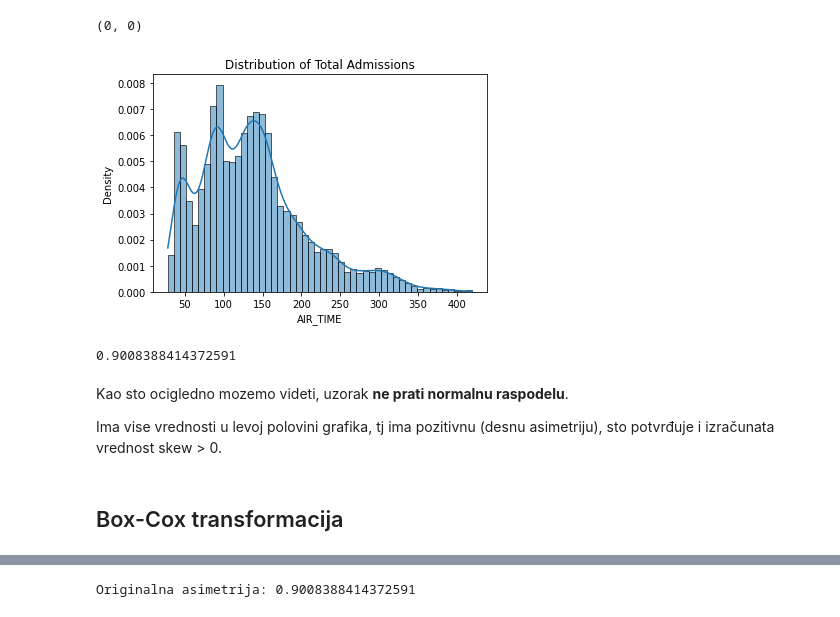
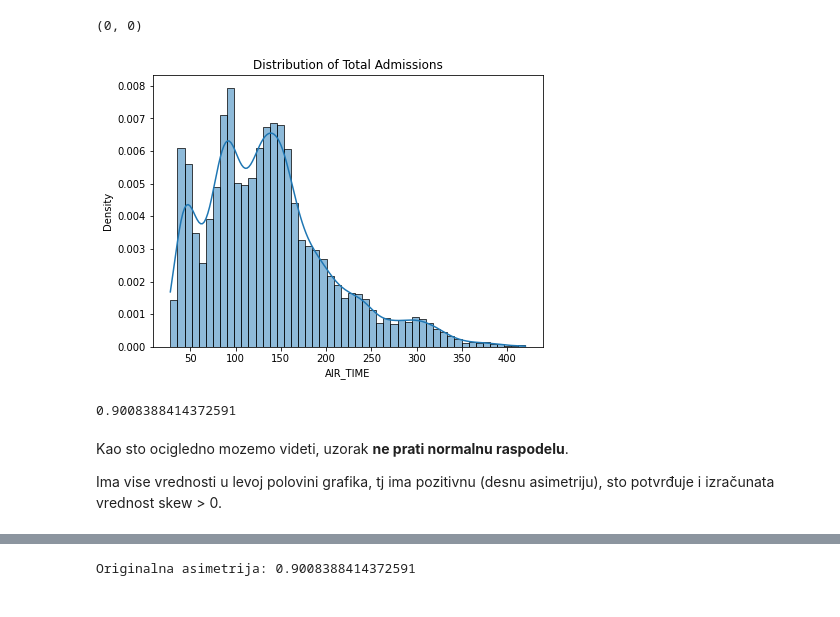
Before and after one commit to Sara18022/PowerTransformations, a Jupyter notebook: 02_box-cox.ipynb, the cells around one changed output, grey strips where cells are left out. Drawn from its saved outputs; the diff is of its cells as text; code cells hidden in the pictures.

```diff
--- a/02_box-cox.ipynb
+++ b/02_box-cox.ipynb
@@ -164,20 +209,20 @@ len(data[total_column == 0]), len(data[total_column < 0])
 # %% [output]
 (0, 0)
 # %%
+plt.figure(figsize = (7, 5))
+
 # pravimo histogram
 sns.histplot(total_column, stat='density', bins=50, kde=True)
 plt.title('Distribution of Total Admissions')
 
 plt.show()
 
 skew_val = skew(total_column, axis=0, bias=True)
 print(skew_val)
 # %% [output]
-[figure, old version]
+[figure, new version]
 0.9008388414372591
 # %% [markdown]
 Kao sto ocigledno mozemo videti, uzorak **ne prati normalnu raspodelu**.
 
 Ima vise vrednosti u levoj polovini grafika, tj ima pozitivnu (desnu asimetriju), sto potvrđuje i izračunata vrednost skew > 0.
-# %% [markdown]
-## Box-Cox transformacija
```
Also changed, not shown: parts of 20 cells of this notebook, 2 other files.
